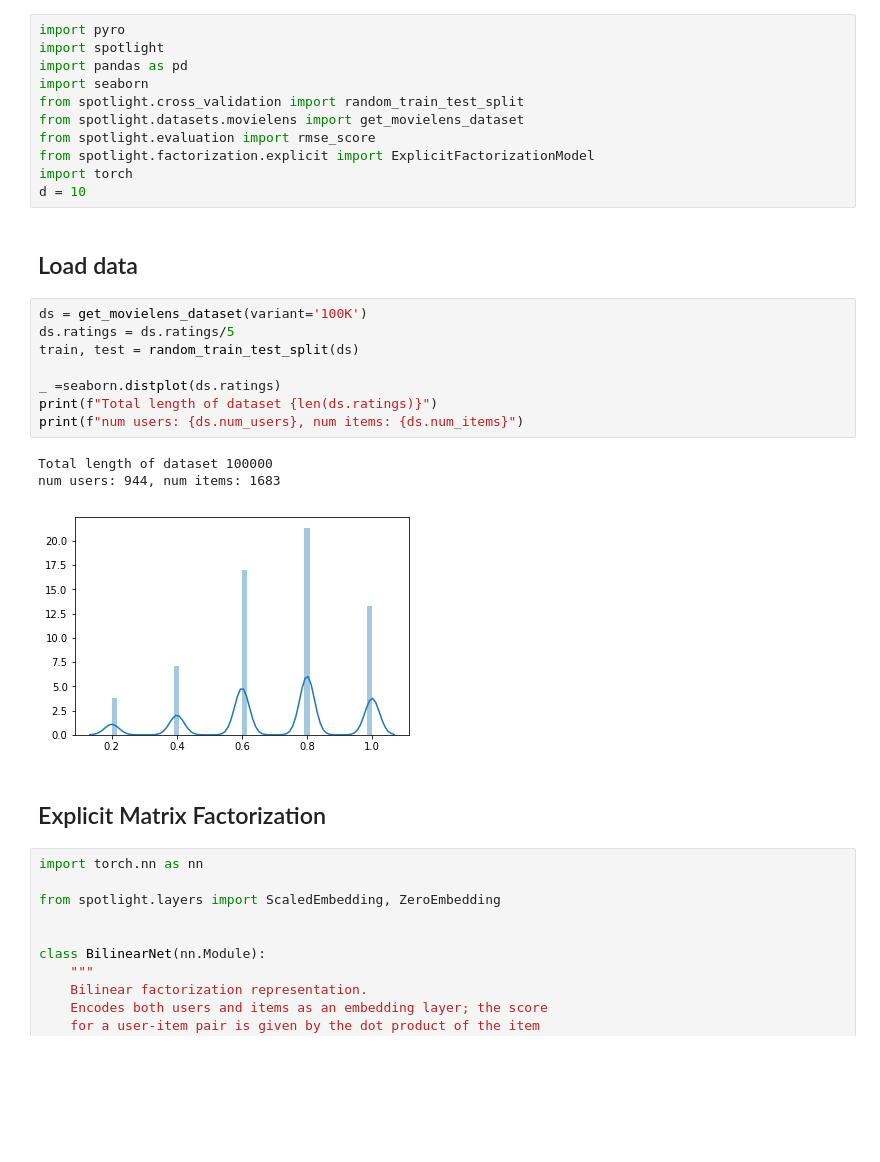
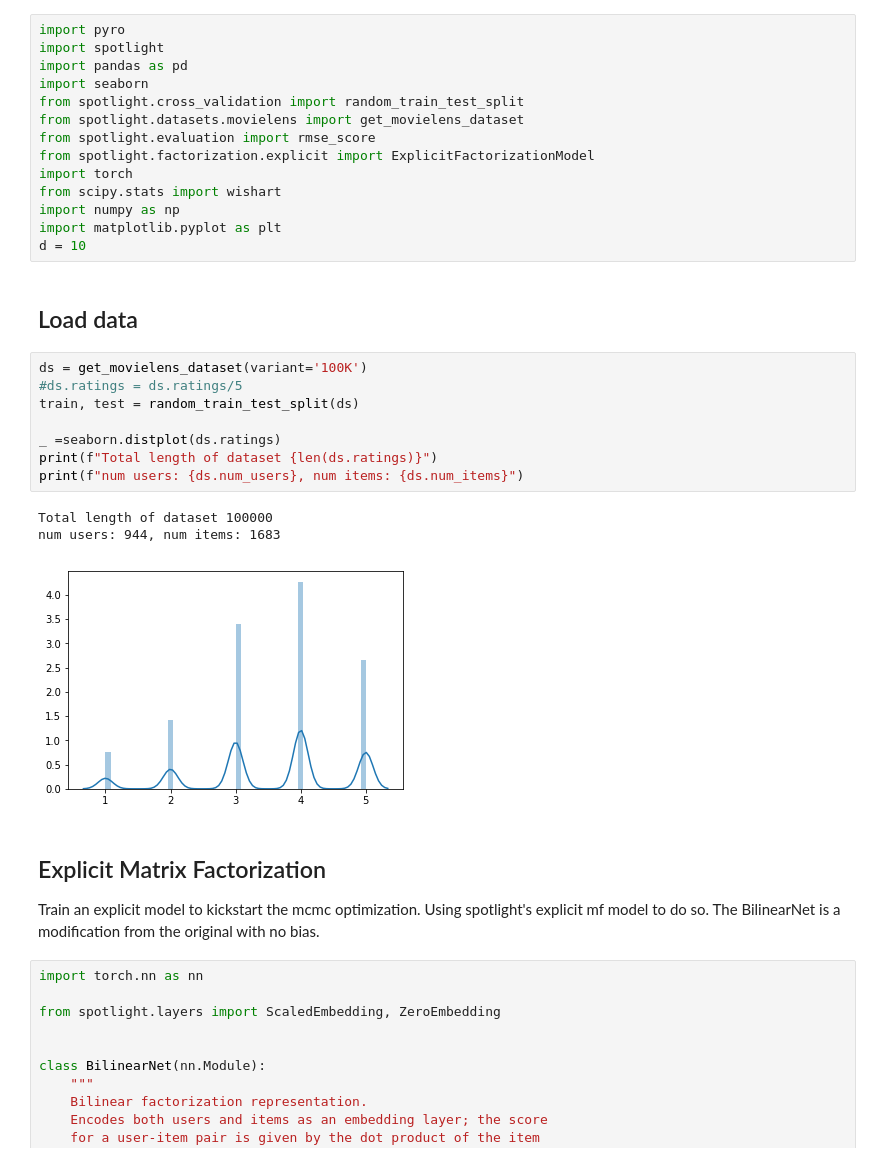
Before and after one commit to simeneide/phd-notes, a Jupyter notebook: general_notes/bayesian_MF.ipynb, the cells around one changed output. Saved outputs shown, nothing was run; the diff lists cells and outputs as text; blank space fills up the shorter version.

```diff
--- a/general_notes/bayesian_MF.ipynb
+++ b/general_notes/bayesian_MF.ipynb
@@ -8,23 +14,28 @@ from spotlight.datasets.movielens import get_movielens_dataset
 from spotlight.evaluation import rmse_score
 from spotlight.factorization.explicit import ExplicitFactorizationModel
 import torch
+from scipy.stats import wishart
+import numpy as np
+import matplotlib.pyplot as plt
 d = 10
 # %% [markdown]
 ## Load data
 # %%
 ds = get_movielens_dataset(variant='100K')
-ds.ratings = ds.ratings/5
+#ds.ratings = ds.ratings/5
 train, test = random_train_test_split(ds)
 
 _ =seaborn.distplot(ds.ratings)
 print(f"Total length of dataset {len(ds.ratings)}")
 print(f"num users: {ds.num_users}, num items: {ds.num_items}")
 # %% [output]
 Total length of dataset 100000
 num users: 944, num items: 1683
-[figure, old version]
+[figure, new version]
-# %% [markdown]
-## Explicit Matrix Factorization
+# %% [markdown]
+## Explicit Matrix Factorization
+Train an explicit model to kickstart the mcmc optimization.
+Using spotlight's explicit mf model to do so. The BilinearNet is a modification from the original with no bias.
 # %%
 import torch.nn as nn
 
```
Also changed, not shown: parts of 13 cells of this notebook.
